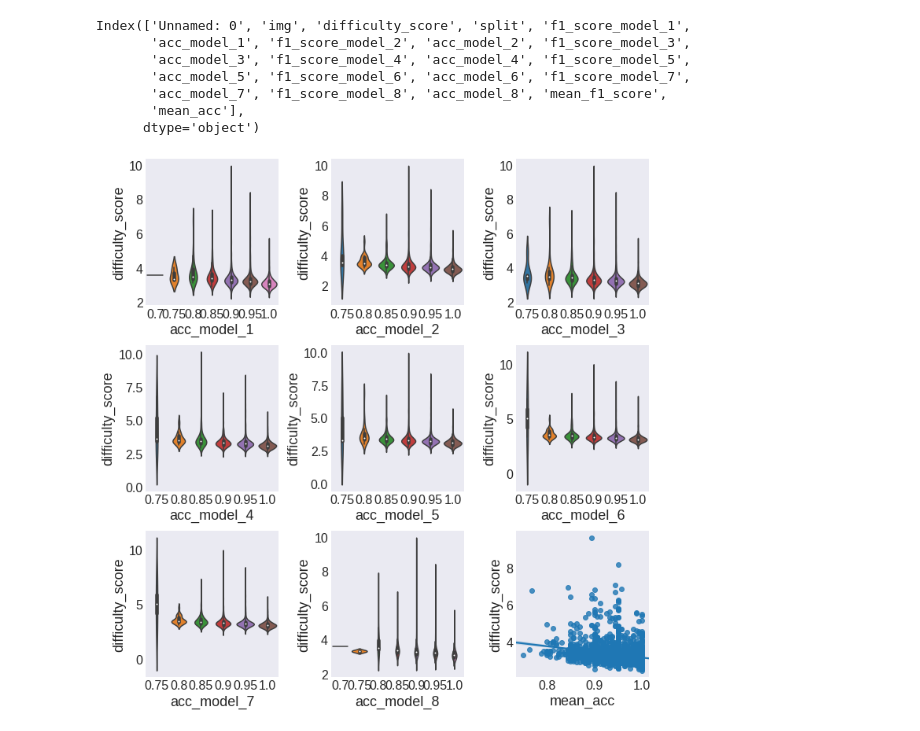
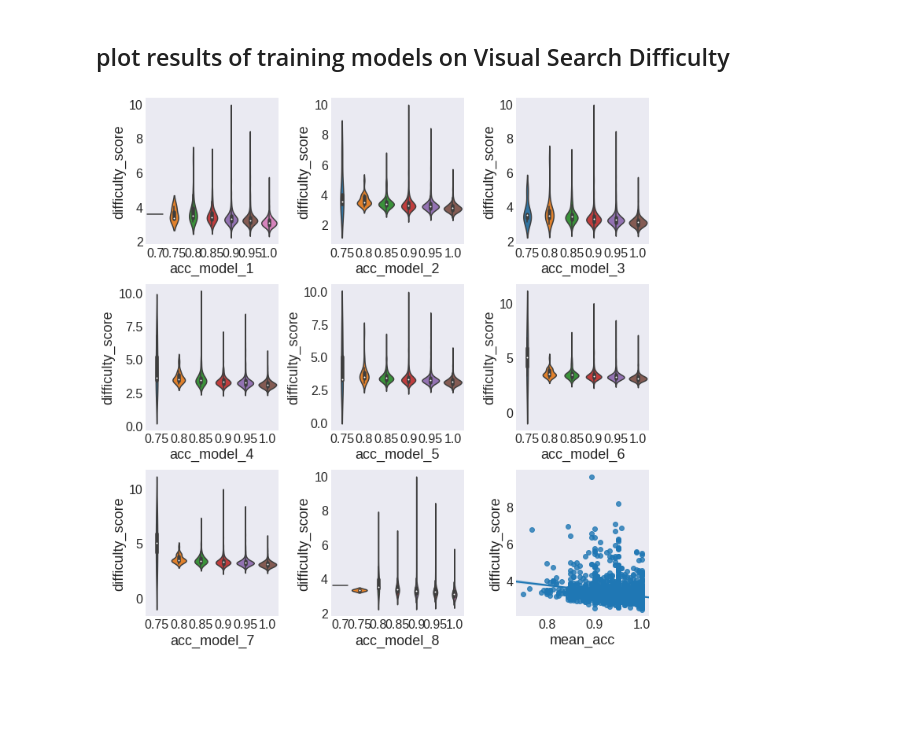
Before and after one commit to NickleDave/visual-search-nets, a Jupyter notebook: docs/notebooks/supp-info/VSD-results-analysis.ipynb, the cells around one changed output. Cells and saved outputs as stored; diff of their text form; code cells hidden in the pictures; blank space fills up the shorter version.

```diff
--- a/docs/notebooks/supp-info/VSD-results-analysis.ipynb
+++ b/docs/notebooks/supp-info/VSD-results-analysis.ipynb
@@ -49,0 +30,21 @@ Using downloaded and verified file: /home/bart/Documents/data/voc/VOCtrainval_11
+# %%
+COL_NAMES_FOR_X = ['acc_model_1', 'acc_model_2',
+       'acc_model_3',  'acc_model_4',
+       'acc_model_5',  'acc_model_6',
+       'acc_model_7',  'acc_model_8',
+       'mean_acc']
+
+def diff_score_v_mean_acc(df):
+    fig, ax = plt.subplots(3, 3, figsize=(10, 10))
+    ax = ax.ravel()
+    for ind, x in enumerate(COL_NAMES_FOR_X):
+        if ind != 8:
+            sns.violinplot(x=x, y="difficulty_score",
+                           data=df,
+                           ax=ax[ind]);
+        else:
+            sns.regplot(x=x, y="difficulty_score",
+                        data=df,
+                        ax=ax[ind]);
+
+    fig.tight_layout()
@@ -50,12 +59,7 @@ Using downloaded and verified file: /home/bart/Documents/data/voc/VOCtrainval_11
+# %% [markdown]
+## plot results of training models on Visual Search Difficulty
 # %%
 vsd_df_alexnet = pd.read_csv(vsd_results_csv_alexnet)
+diff_score_v_mean_acc(vsd_df_alexnet)
+# %% [output]
+[figure, added]
-# %%
-vsd_df_alexnet.columns
-# %% [output]
-Index(['Unnamed: 0', 'img', 'difficulty_score', 'split', 'f1_score_model_1',
-       'acc_model_1', 'f1_score_model_2', 'acc_model_2', 'f1_score_model_3',
-       'acc_model_3', 'f1_score_model_4', 'acc_model_4', 'f1_score_model_5',
-       'acc_model_5', 'f1_score_model_6', 'acc_model_6', 'f1_score_model_7',
-       'acc_model_7', 'f1_score_model_8', 'acc_model_8', 'mean_f1_score',
-       'mean_acc'],
-      dtype='object')
@@ -68,12 +65,0 @@ xs = ['acc_model_1', 'acc_model_2',
-# %%
-fig, ax = plt.subplots(3, 3, figsize=(10, 10))
-ax = ax.ravel()
-for ind, x in enumerate(xs):
-    if ind != 8:
-        sns.violinplot(x=x, y="difficulty_score", data=vsd_df_alexnet, ax=ax[ind]);
-    else:
-        sns.regplot(x=x, y="difficulty_score", data=vsd_df_alexnet, ax=ax[ind]);
-
-fig.tight_layout()
-# %% [output]
-[figure, removed]
```
Also changed, not shown: parts of 9 cells of this notebook.
